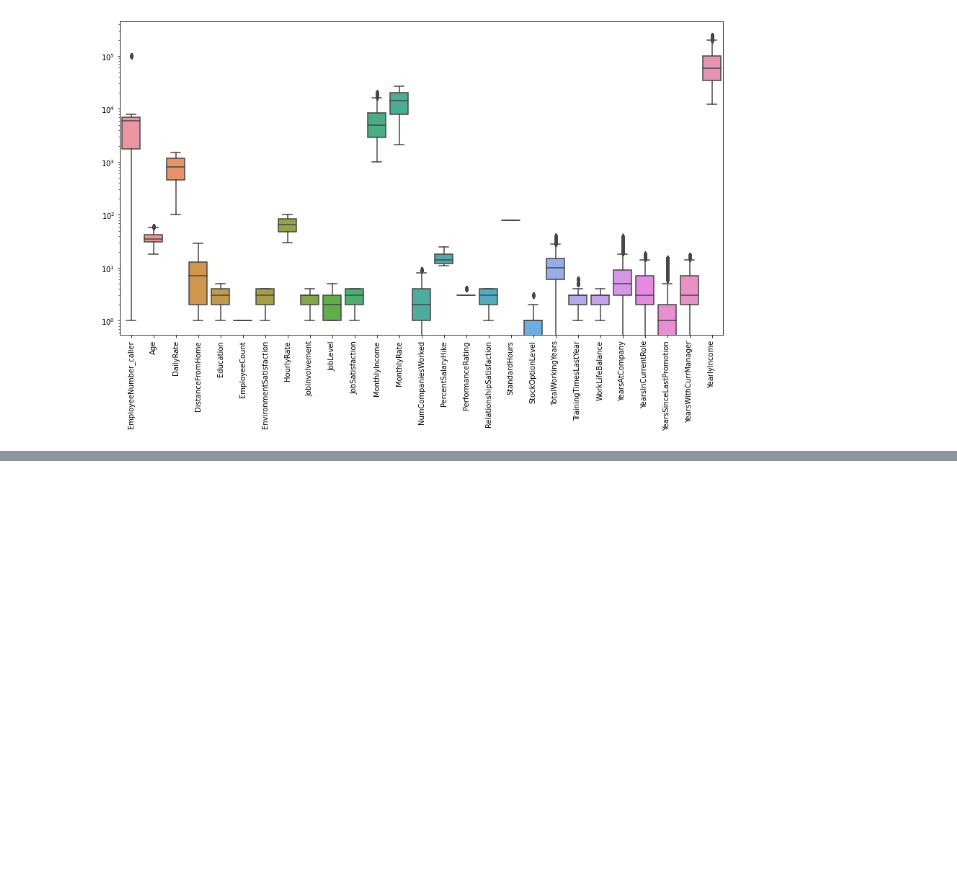
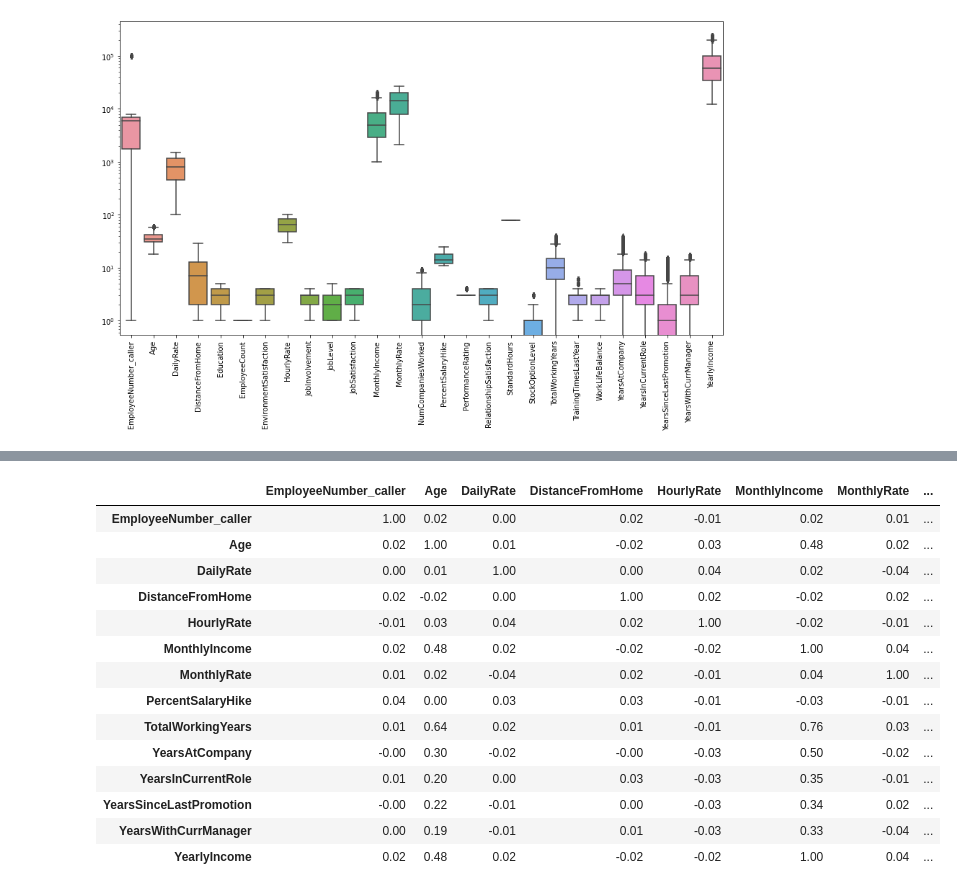
Before and after one commit to Certhonis/ML_projekt_2, a Jupyter notebook: ML_projekt_2.ipynb, the cells around one changed output, grey strips where cells are left out. Drawn from its saved outputs; the diff is of its cells as text; code cells hidden in the pictures; blank space fills up the shorter version.

```diff
--- a/ML_projekt_2.ipynb
+++ b/ML_projekt_2.ipynb
@@ -564,0 +573,8 @@ plt.show()
+# %%
+df['MonthlyIncome'] = df['MonthlyIncome'].apply(lambda x: float(x))
+# %%
+df['MonthlyRate'] = df['MonthlyRate'].apply(lambda x: float(x))
+# %%
+df['PercentSalaryHike'] = df['PercentSalaryHike'].apply(lambda x: float(x))
+# %%
+df['YearlyIncome'] = df['YearlyIncome'].apply(lambda x: float(x))
@@ -564,0 +601,19 @@ plt.show()
+# %%
+corr = df.corr()
+corr.style.background_gradient(cmap='coolwarm').set_precision(2)
+# %% [output]
+|  | EmployeeNumber_caller | Age | DailyRate | DistanceFromHome | HourlyRate | MonthlyIncome | MonthlyRate | ... |
+| EmployeeNumber_caller | 1.00 | 0.02 | 0.00 | 0.02 | -0.01 | 0.02 | 0.01 | ... |
+| Age | 0.02 | 1.00 | 0.01 | -0.02 | 0.03 | 0.48 | 0.02 | ... |
+| DailyRate | 0.00 | 0.01 | 1.00 | 0.00 | 0.04 | 0.02 | -0.04 | ... |
+| DistanceFromHome | 0.02 | -0.02 | 0.00 | 1.00 | 0.02 | -0.02 | 0.02 | ... |
+| HourlyRate | -0.01 | 0.03 | 0.04 | 0.02 | 1.00 | -0.02 | -0.01 | ... |
+| MonthlyIncome | 0.02 | 0.48 | 0.02 | -0.02 | -0.02 | 1.00 | 0.04 | ... |
+| MonthlyRate | 0.01 | 0.02 | -0.04 | 0.02 | -0.01 | 0.04 | 1.00 | ... |
+| PercentSalaryHike | 0.04 | 0.00 | 0.03 | 0.03 | -0.01 | -0.03 | -0.01 | ... |
+| TotalWorkingYears | 0.01 | 0.64 | 0.02 | 0.01 | -0.01 | 0.76 | 0.03 | ... |
+| YearsAtCompany | -0.00 | 0.30 | -0.02 | -0.00 | -0.03 | 0.50 | -0.02 | ... |
+| YearsInCurrentRole | 0.01 | 0.20 | 0.00 | 0.03 | -0.03 | 0.35 | -0.01 | ... |
+| YearsSinceLastPromotion | -0.00 | 0.22 | -0.01 | 0.00 | -0.03 | 0.34 | 0.02 | ... |
+| YearsWithCurrManager | 0.00 | 0.19 | -0.01 | 0.01 | -0.03 | 0.33 | -0.04 | ... |
+| YearlyIncome | 0.02 | 0.48 | 0.02 | -0.02 | -0.02 | 1.00 | 0.04 | ... |
```
Also changed, not shown: parts of 5 cells of this notebook.
